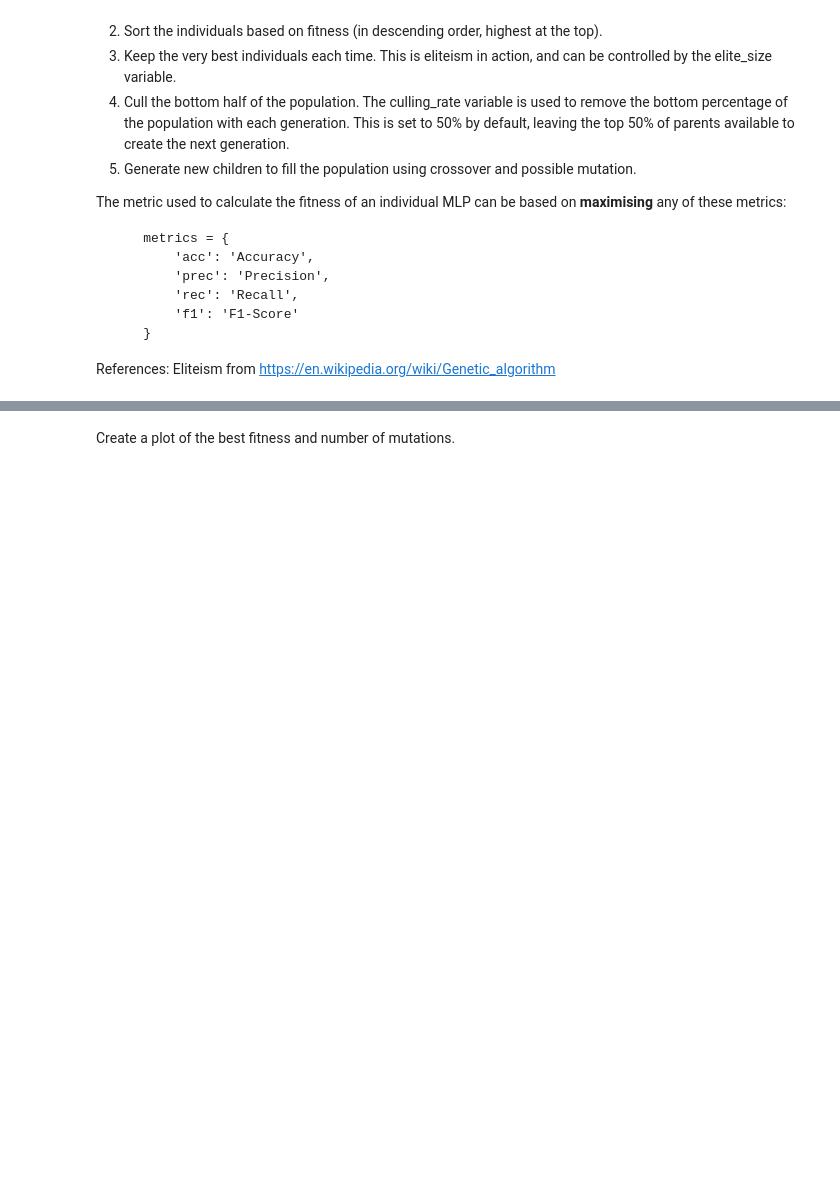
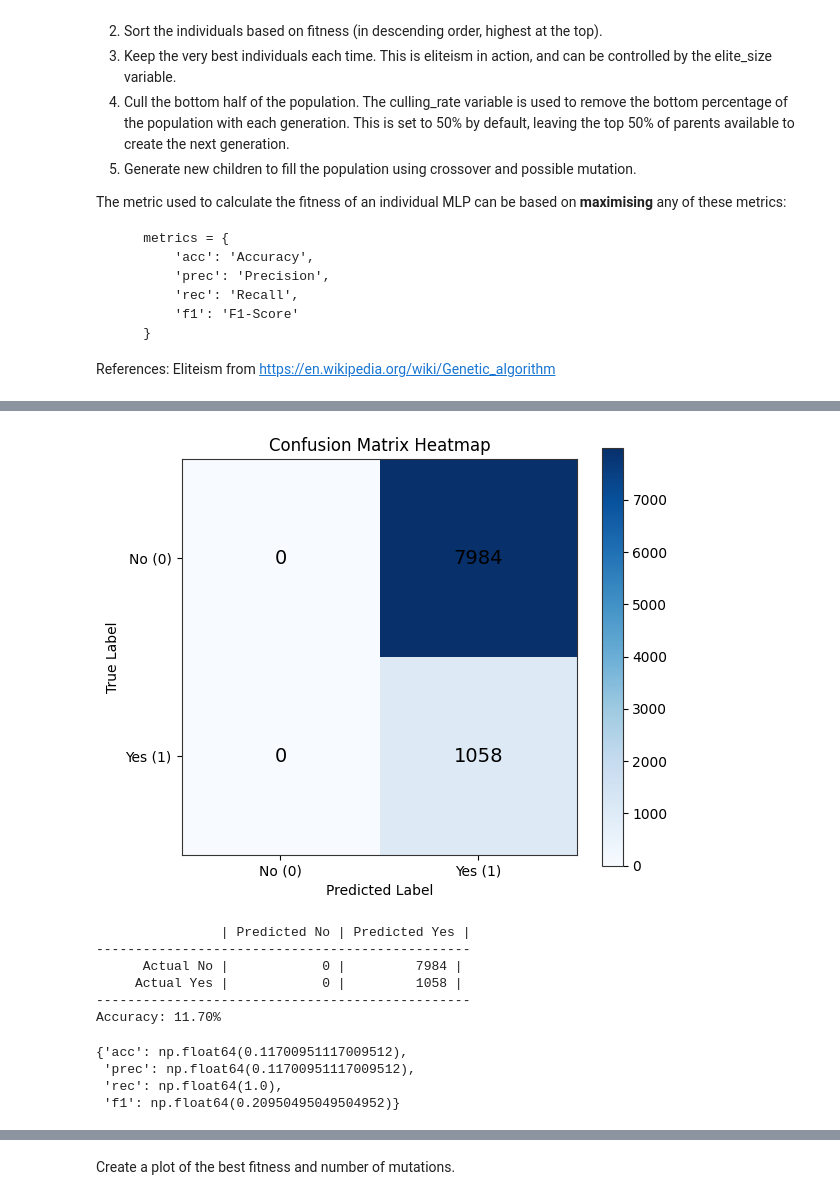
Before and after one commit to daemonchild/cardiffmet-dat6002-artificial-intelligence, a Jupyter notebook: assessment/part_2/2-From-Scratch-MLP.ipynb, the cells around one changed output, grey strips where cells are left out. Drawn from its saved outputs; the diff is of its cells as text; code cells hidden in the pictures; blank space fills up the shorter version.

```diff
--- a/assessment/part_2/2-From-Scratch-MLP.ipynb
+++ b/assessment/part_2/2-From-Scratch-MLP.ipynb
@@ -1503,0 +1555,20 @@ def run_evolution(dataset, pop_size=50, generations=20, metric='rec', culling_ra
+# %%
+best_mlp.plot_confusion_matrix(save_suffix='rec-20g-20pop-5elite-05mut')
+# %% [output]
+[figure, added]
+# %%
+best_mlp.print_confusion_matrix()
+# %% [output]
+                | Predicted No | Predicted Yes |
+------------------------------------------------
+      Actual No |            0 |         7984 |
+     Actual Yes |            0 |         1058 |
+------------------------------------------------
+Accuracy: 11.70%
+# %%
+best_mlp.get_report(best_mlp.X_np_test, best_mlp.y_np_test)
+# %% [output]
+{'acc': np.float64(0.11700951117009512),
+ 'prec': np.float64(0.11700951117009512),
+ 'rec': np.float64(1.0),
+ 'f1': np.float64(0.20950495049504952)}
```
Also changed, not shown: parts of 25 cells of this notebook, 10 other files.
